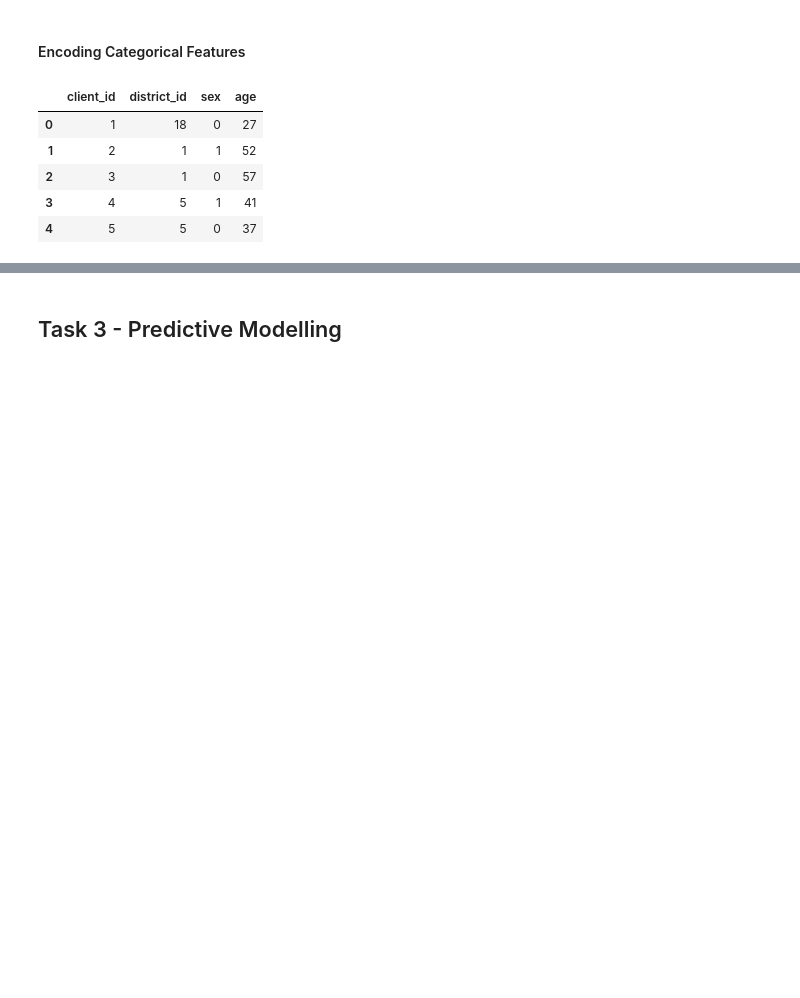
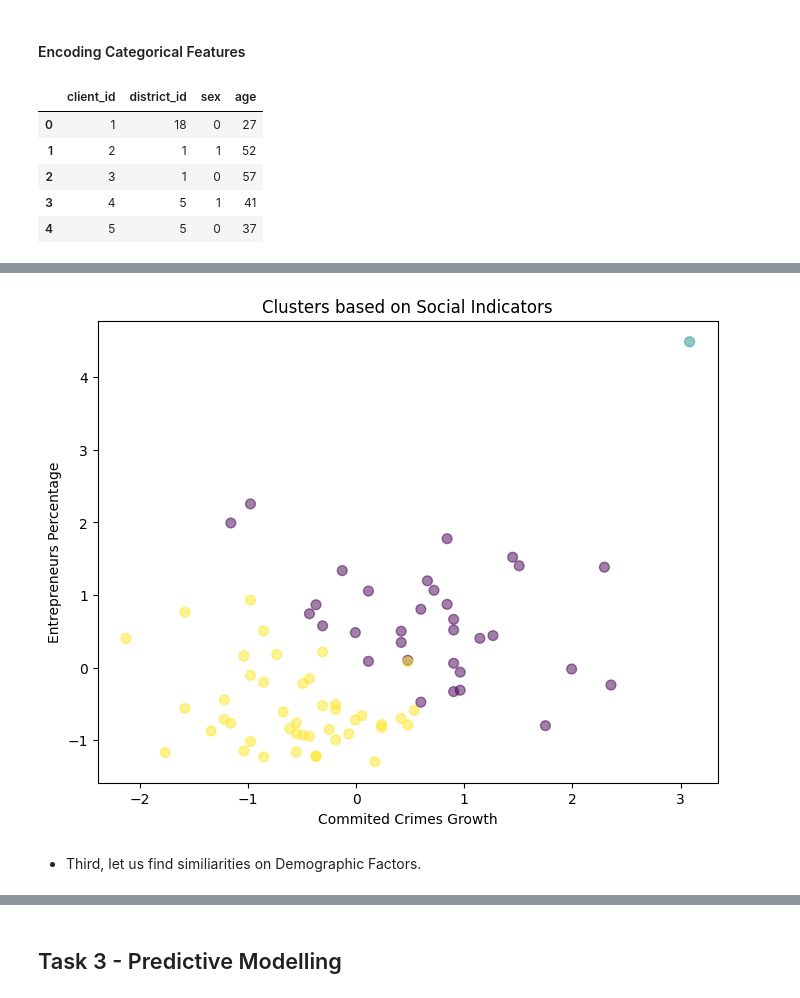
Before and after one commit to DanielaTomas/FCUP-DM1, a Jupyter notebook: DM1.ipynb, the cells around one changed output, grey strips where cells are left out. Drawn from its saved outputs; the diff is of its cells as text; code cells hidden in the pictures; blank space fills up the shorter version.

```diff
--- a/DM1.ipynb
+++ b/DM1.ipynb
@@ -984,0 +1112,28 @@ client.head()
+# %%
+from sklearn.cluster import KMeans
+from sklearn.preprocessing import StandardScaler
+import pandas as pd
+
+# Assuming 'district_cluster' contains the relevant data
+
+# Selecting columns for social indicators
+social_indicators = district_cluster[['commited_crimes_growth', 'entrepreneurs_percentage', 'urban_population_density', 'crime rate']]
+
+# Normalize the data using StandardScaler
+scaler = StandardScaler()
+normalized_data = scaler.fit_transform(social_indicators)
+
+# Perform K-means clustering
+kmeans = KMeans(n_clusters=3, random_state=0)
+cluster_labels = kmeans.fit_predict(normalized_data)
+
+# Merge cluster labels with district names
+district_names = district_cluster[['code', 'name', 'region', 'commited_crimes_growth', 'entrepreneurs_percentage', 'urban_population_density', 'crime rate']]
+district_clusters_with_names = pd.concat([district_names, pd.Series(cluster_labels, name='social_cluster')], axis=1)
+
+# Print clusters for Social Indicators features
+for cluster in range(5):
+    print(f"Cluster {cluster}:")
+    districts = district_clusters_with_names[district_clusters_with_names['social_cluster'] == cluster]
+    print(districts[['code', 'name']])
+    print()
@@ -984,0 +1158,19 @@ client.head()
+# %%
+import matplotlib.pyplot as plt
+
+# Assuming 'normalized_data' and 'cluster_labels' are available from previous steps
+
+# Plotting the clusters
+plt.figure(figsize=(8, 6))
+scatter = plt.scatter(normalized_data[:, 1], normalized_data[:, 3], c=cluster_labels, cmap='viridis', s=50, alpha=0.5)
+plt.xlabel('Commited Crimes Growth')
+plt.ylabel('Entrepreneurs Percentage')
+plt.title('Clusters based on Social Indicators')
+legend_elements = []
+for cluster in sorted_clusters.index:
+    legend_elements.append(plt.Line2D([0], [0], marker='o', color='w', label=f'Cluster {cluster}', markerfacecolor=scatter.cmap(cluster/4), markersize=10))
+plt.show()
+# %% [output]
+[figure, added]
+# %% [markdown]
+* Third, let us find similiarities on Demographic Factors.
```
Also changed, not shown: parts of 25 cells of this notebook.
